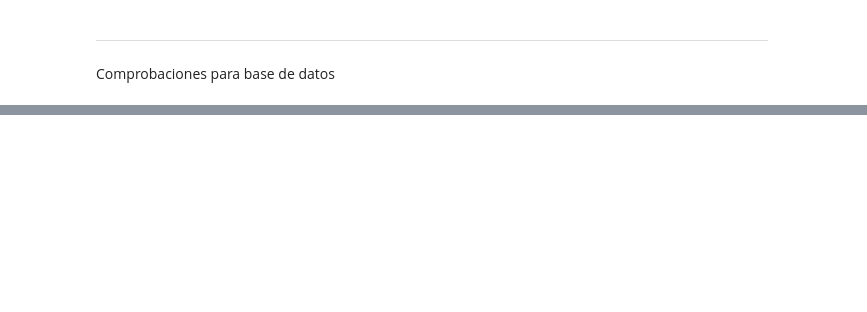
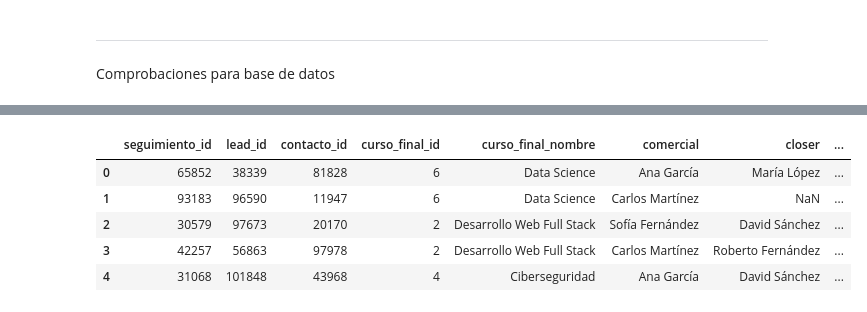
Before and after one commit to AntonioHackio/Proyecto_Final_Data, a Jupyter notebook: notebooks/Transformacion.ipynb, the cells around one changed output, grey strips where cells are left out. Cells and saved outputs as stored; diff of their text form; code cells hidden in the pictures; blank space fills up the shorter version.

```diff
--- a/notebooks/Transformacion.ipynb
+++ b/notebooks/Transformacion.ipynb
@@ -563,11 +1086,5 @@ df_seguimiento
 date_cols = ['fecha_ultima_interaccion', 'fecha_matricula', 'fecha_inicio_curso']
 for col in date_cols:
     df_seguimiento[col] = pd.to_datetime(df_seguimiento[col], errors='coerce')
-# %%
-boolean_cols = ['conversion', 'cambio_curso', 'financiacion']
-for col in boolean_cols:
-    df_seguimiento[col] = df_seguimiento[col].map({
-        'True': True, 'False': False, True: True, False: False
-    })
 # %%
 df_seguimiento.info()
@@ -745,3 +1417,31 @@ df_seguimiento['lead_id'] = df_seguimiento['lead_id'].astype('Int64')
+# %%
+
+columnas_texto_leads = ['nombre', 'apellidos', 'ciudad', 'provincia',
+                        'nivel_estudios', 'situacion_laboral', 'objetivo_profesional',
+                        'dispositivo_registro', 'horario_preferido', 'modalidad_preferida',
+                        'comercial_asignado', 'fuente', 'campana', 'curso_interes_nombre']
+
+for col in columnas_texto_leads:
+    if col in df_leads.columns:
+        df_leads[col] = df_leads[col].str.title()
+
+columnas_texto_seguimiento = ['estado_final', 'comercial', 'metodo_pago',
+                             'modalidad_final', 'closer', 'curso_final_nombre', 'tipo_ultima_interaccion', 'promocion_aplicada', 'motivo_no_conversion', 'feedback_proceso', 'probabilidad_retorno']
+
+for col in columnas_texto_seguimiento:
+    if col in df_seguimiento.columns:
+        df_seguimiento[col] = df_seguimiento[col].str.title()
+
+# Para df_contacto
+columnas_texto_contacto = ['medio_contacto', 'comercial', 'estado_contacto',
+                          'objeciones_principales', 'notas_adicionales',
+                          'areas_interes_adicional', 'preferencia_financiacion',
+                          'disponibilidad_horaria_detallada', 'conocimiento_competencia',
+                          'referenciado_por', 'proxima_accion']
+
+for col in columnas_texto_contacto:
+    if col in df_contacto.columns:
+        df_contacto[col] = df_contacto[col].str.title()
 # %%
 df_leads.to_csv('../data_clean/leads_final.csv', sep=';', index=False)
 cursos_final.to_csv('../data_clean/cursos_final.csv', sep=';', index=False)
@@ -756,3 +1470,10 @@ df_leads
 # %%
-df_seguimiento.info()
+df_seguimiento.head()
+# %% [output]
+|  | seguimiento_id | lead_id | contacto_id | curso_final_id | curso_final_nombre | comercial | closer | ... |
+| 0 | 65852 | 38339 | 81828 | 6 | Data Science | Ana García | María López | ... |
+| 1 | 93183 | 96590 | 11947 | 6 | Data Science | Carlos Martínez | NaN | ... |
+| 2 | 30579 | 97673 | 20170 | 2 | Desarrollo Web Full Stack | Sofía Fernández | David Sánchez | ... |
+| 3 | 42257 | 56863 | 97978 | 2 | Desarrollo Web Full Stack | Carlos Martínez | Roberto Fernández | ... |
+| 4 | 31068 | 101848 | 43968 | 4 | Ciberseguridad | Ana García | David Sánchez | ... |
 # %%
```
Also changed, not shown: parts of 60 cells of this notebook, 6 other files.
